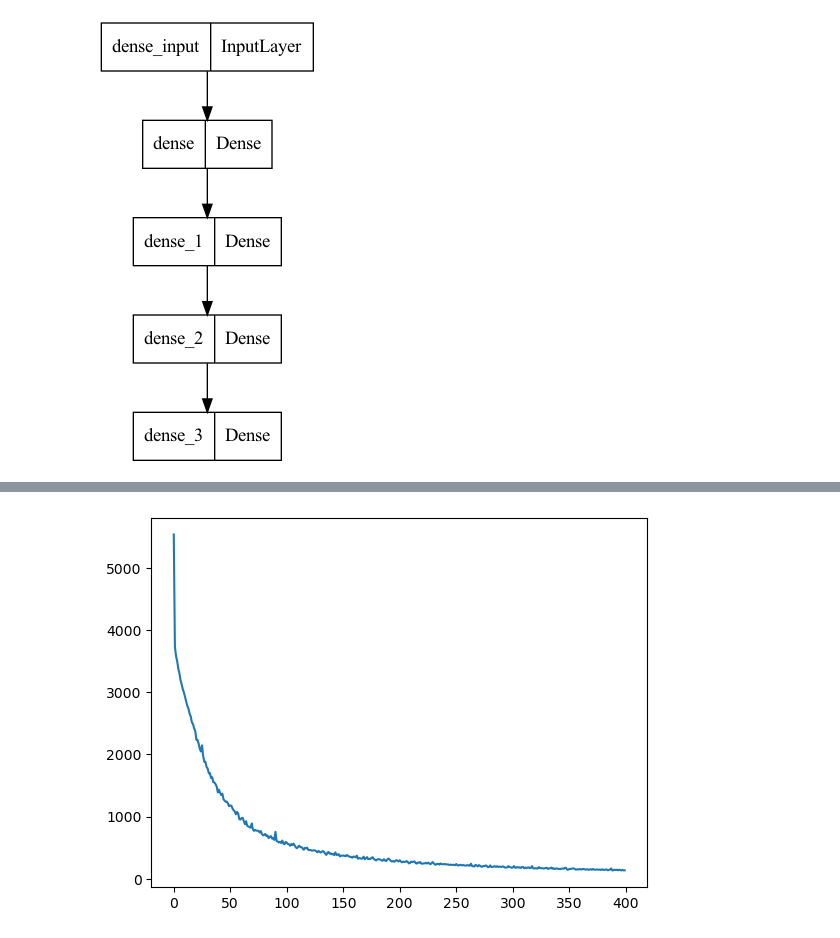
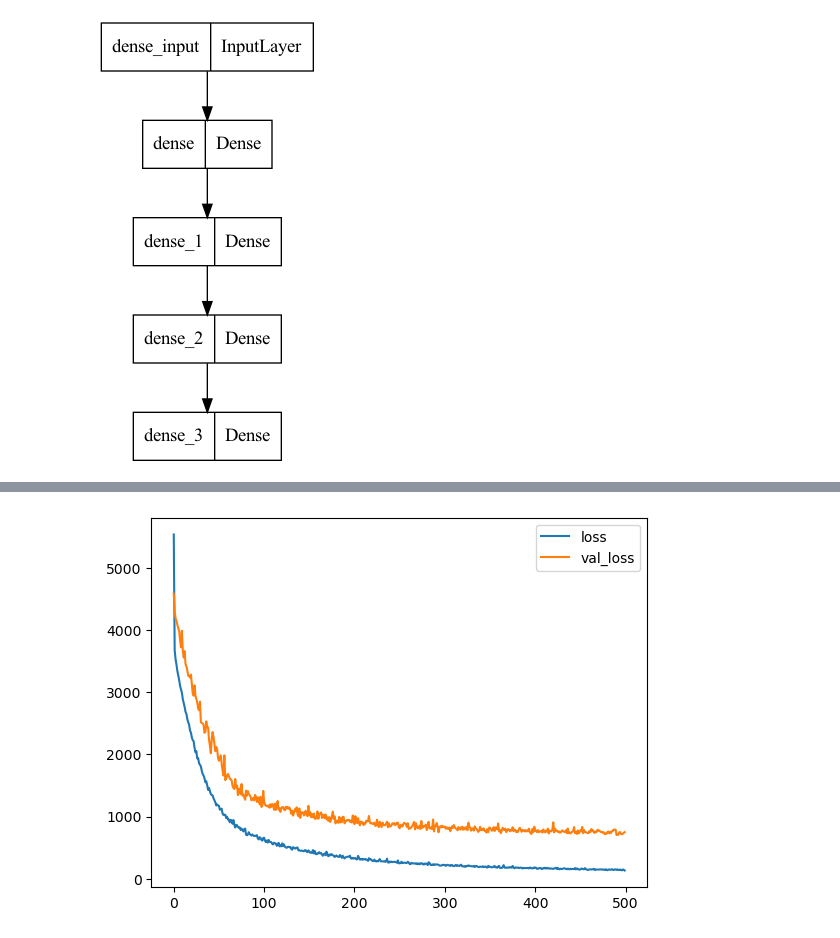
Before and after one commit to emilyporter920/seattle_airbnb, a Jupyter notebook: Final Model.ipynb, the cells around one changed output, grey strips where cells are left out. Cells and saved outputs as stored; diff of their text form; code cells hidden in the pictures.

Commit message:
modified model

```diff
--- a/Final Model.ipynb
+++ b/Final Model.ipynb
@@ -170,3 +183,5 @@ df['accommodates']=df['accommodates'].apply(np.log10)
+# %%
+df.beds = df.beds.apply(lambda x: pow(x,2))
 # %%
 enc = OneHotEncoder(sparse=False)
 encode_df = pd.DataFrame(enc.fit_transform(df[['city','zipcode','month']]))
@@ -242,7 +257,7 @@ input_dim = X.shape[1]
 model = Sequential([
     Dense(200, input_dim = input_dim, activation='relu'),
     Dense(100, activation='relu'),
-    Dense(100, activation='relu'),
+    Dense(50, activation='relu'),
 #     Dense(50, activation='relu'),
     Dense(1)
 ])
@@ -275,5 +290,5 @@ tf.keras.utils.plot_model(model)
 # %%
 model.compile(optimizer='adam',loss='mse')
 # %%
-history = model.fit(X_train_scaled, y_train, epochs=400)
+history = model.fit(X_train_scaled, y_train, epochs=500, validation_data=(X_test_scaled, y_test))
 # %% [output]
@@ -297,9 +312,12 @@ Epoch 400/400
 # %%
 loss = history.history['loss']
-plt.plot(loss)
+val_loss = history.history['val_loss']
+plt.plot(loss, label='loss')
+plt.plot(val_loss, label='val_loss')
+plt.legend()
 plt.show()
 # %% [output]
-[figure, old version]
+[figure, new version]
 # %%
 y_pred = model.predict(X_test_scaled)
 # %% [output]
```
Also changed, not shown: parts of 20 cells of this notebook.
